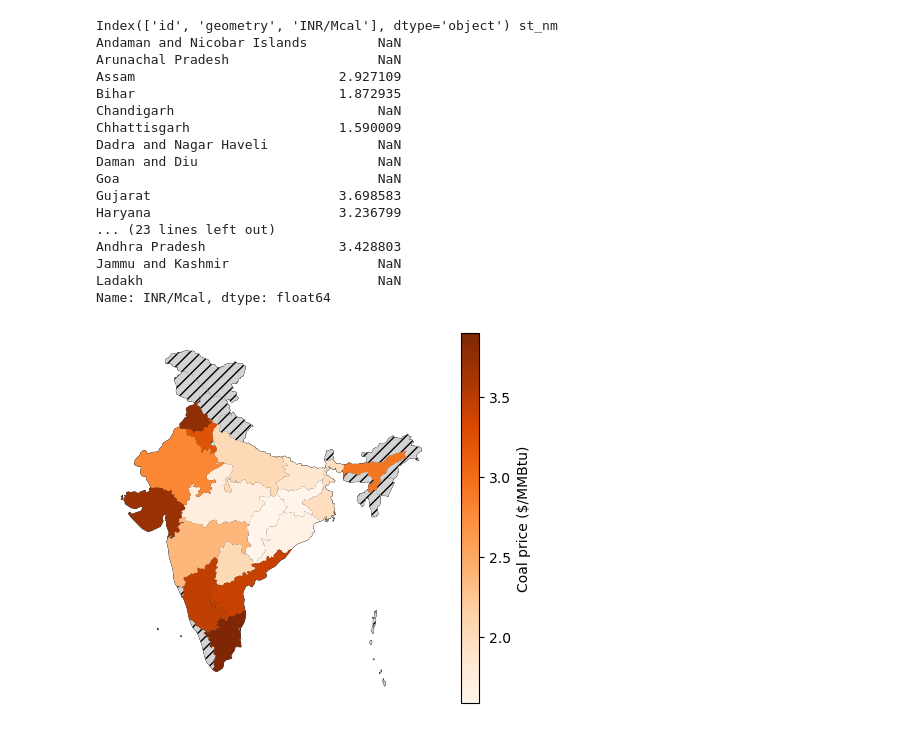
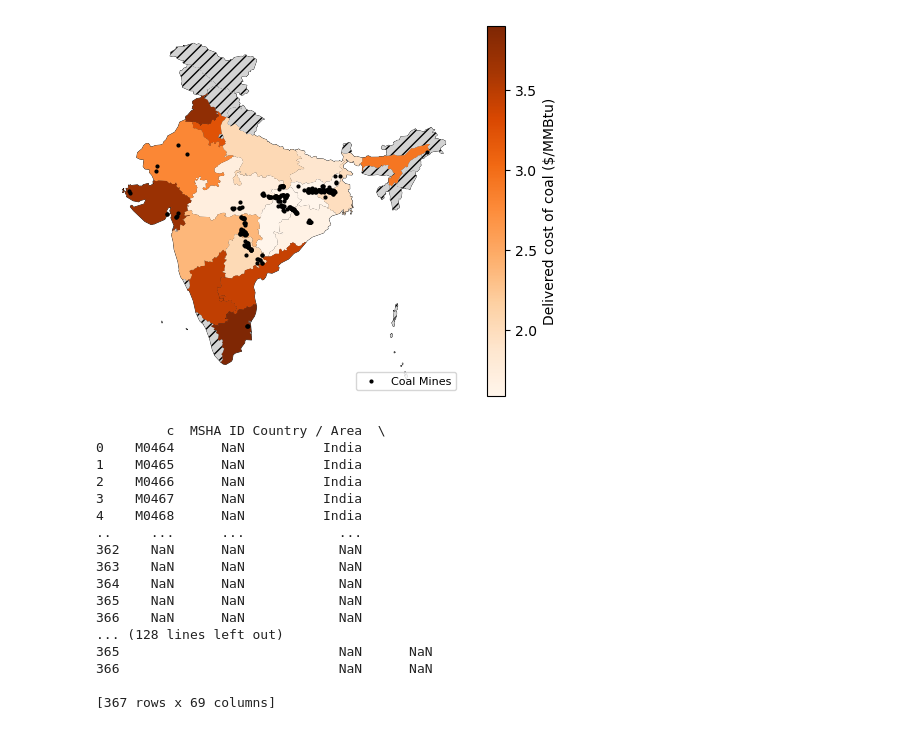
Before and after one commit to yifueve/India_SHR_dataset, a Jupyter notebook: India_coal_plant_map/State_wise_coal_price.ipynb, the cells around one changed output. Cells and saved outputs as stored; diff of their text form; code cells hidden in the pictures.

```diff
--- a/India_coal_plant_map/State_wise_coal_price.ipynb
+++ b/India_coal_plant_map/State_wise_coal_price.ipynb
@@ -37,3 +6,8 @@ Name: INR/Mcal, dtype: float64
+# %%
+# read the csv and index is the first column
+data = pd.read_csv('State_wise_coal_price.csv', index_col=0)
+coal_price = data['INR/Mcal']
+coal_mine = pd.read_csv('India_coal_mine.csv')
 # %%
 State_name = ['Bihar', 'Jharkhand', 'Odisha',
               'Sikkim', 'West Bengal', 'Arunachal Pradesh',
@@ -48,33 +22,39 @@ State_name = ['Bihar', 'Jharkhand', 'Odisha',
 # %%
 fp = '/Users/yifuding/Desktop/India_project_data/India_shape/india-polygon.shp'
 States = gpd.GeoDataFrame.from_file(fp, crs="EPSG:4326")
 ax = States.plot(edgecolor='k', color='white', linewidth=0.5)
+coal_mine = gpd.GeoDataFrame(coal_mine, geometry=gpd.points_from_xy(coal_mine['Longitude'], coal_mine['Latitude']))
+
 States = States.set_index('st_nm')
+StateLoad = States.join(coal_price)
 
-StateLoad = States.join(delivered_cost_of_coal)
-
-print(StateLoad.columns, StateLoad['INR/Mcal'])
-
-ax2 = StateLoad.plot(column = 'INR/Mcal', cmap='Oranges', ax=ax, legend=True, missing_kwds={"color": "lightgrey", "hatch": "///"},
-                     legend_kwds={'label': "Coal price ($/MMBtu)"})
+ax1 = StateLoad.plot(column = 'INR/Mcal', cmap='Oranges', ax=ax, legend=True, missing_kwds={"color": "lightgrey", "hatch": "///"},
+                     legend_kwds={'label': "Delivered cost of coal ($/MMBtu)"})
+ax2 = coal_mine.plot(color='black', markersize=4, label='Coal Mines', ax=ax)
+plt.legend(loc='lower right', fontsize=8)
 plt.axis('off')
 plt.savefig('coal_price.png', bbox_inches='tight')
 # %% [output]
-Index(['id', 'geometry', 'INR/Mcal'], dtype='object') st_nm
-Andaman and Nicobar Islands         NaN
-Arunachal Pradesh                   NaN
-Assam                          2.927109
-Bihar                          1.872935
-Chandigarh                          NaN
-Chhattisgarh                   1.590009
-Dadra and Nagar Haveli              NaN
-Daman and Diu                       NaN
-Goa                                 NaN
-Gujarat                        3.698583
-Haryana                        3.236799
-... (23 lines left out)
-Andhra Pradesh                 3.428803
-Jammu and Kashmir                   NaN
-Ladakh                              NaN
-Name: INR/Mcal, dtype: float64
-[figure, old version]
+[figure, new version]
+# %%
+# read the coal mine data
+coal_mine = pd.read_csv('India_coal_mine.csv')
+print(coal_mine)
+# %% [output]
+         c  MSHA ID Country / Area  \
+0    M0464      NaN          India
+1    M0465      NaN          India
+2    M0466      NaN          India
+3    M0467      NaN          India
+4    M0468      NaN          India
+..     ...      ...            ...
+362    NaN      NaN            NaN
+363    NaN      NaN            NaN
+364    NaN      NaN            NaN
+365    NaN      NaN            NaN
+366    NaN      NaN            NaN
+... (128 lines left out)
+365                            NaN      NaN
+366                            NaN      NaN
+
+[367 rows x 69 columns]
```
Also changed, not shown: parts of 2 cells of this notebook.
